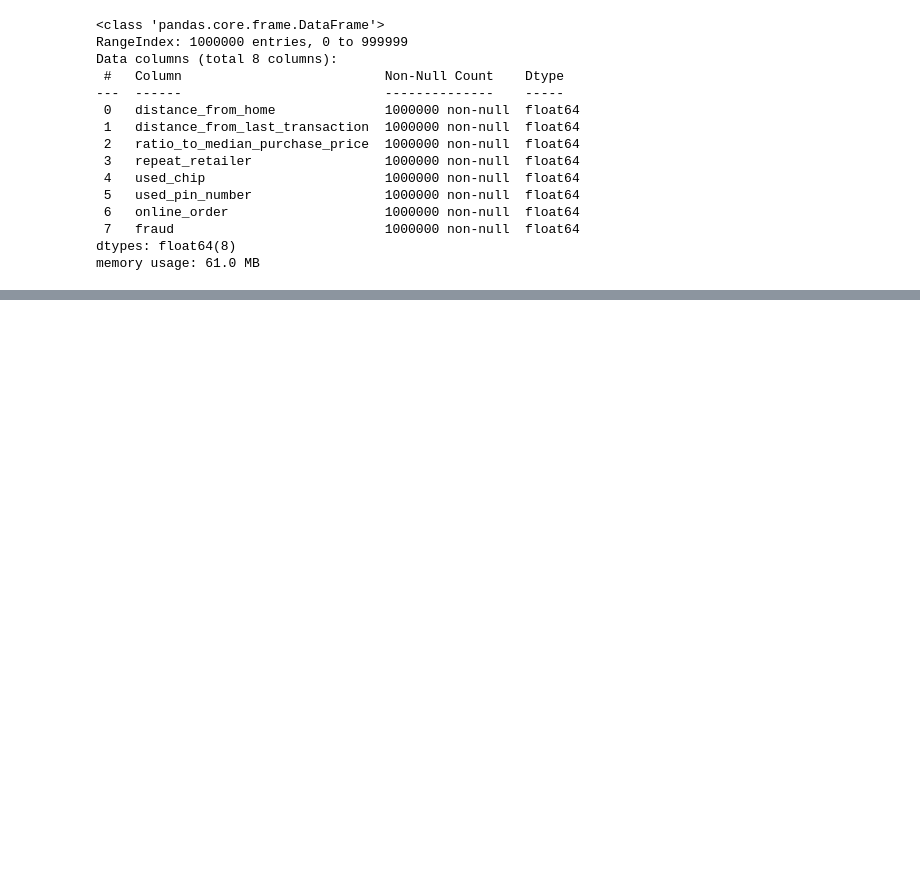
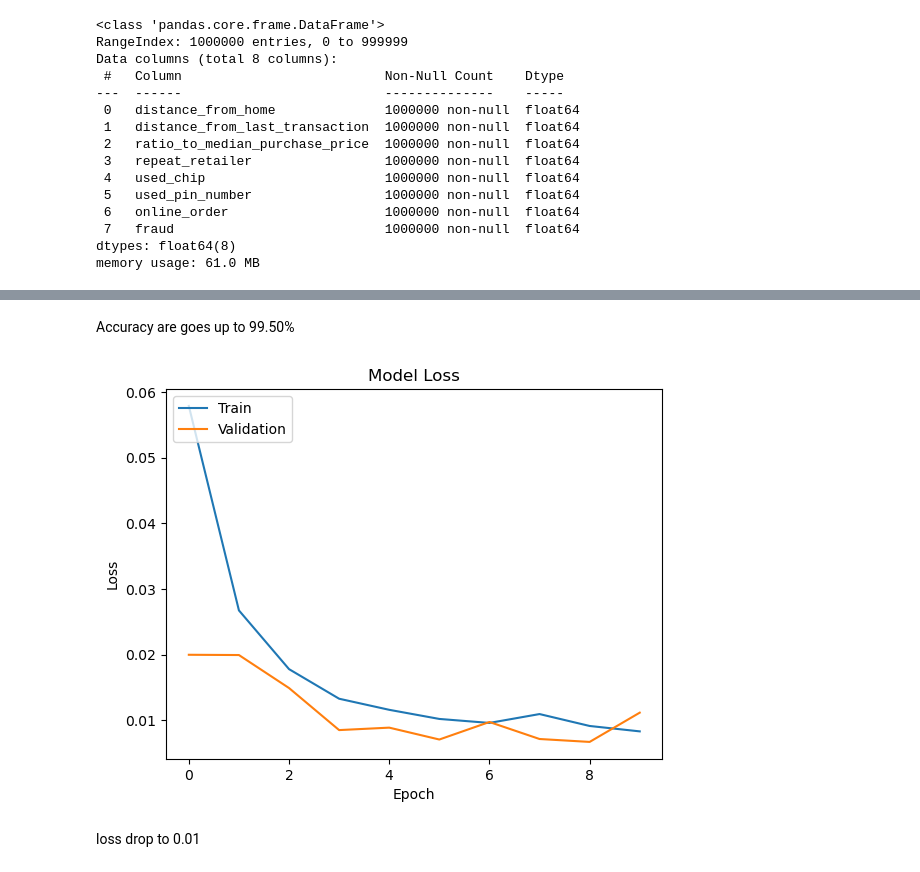
Before and after one commit to shomoitamitin/AI-Project, a Jupyter notebook: CSC547 class/CSC 547 Midterm.ipynb, the cells around one changed output, grey strips where cells are left out. Cells and saved outputs as stored; diff of their text form; code cells hidden in the pictures; blank space fills up the shorter version.

```diff
--- a/CSC547 class/CSC 547 Midterm.ipynb
+++ b/CSC547 class/CSC 547 Midterm.ipynb
@@ -44,0 +142,15 @@ ValueError: The truth value of a Series is ambiguous. Use a.empty, a.bool(), a.i
+# %% [markdown]
+Accuracy are goes up to 99.50%
+# %%
+# Plot the training and validation loss over epochs
+plt.plot(result.history['loss'])
+plt.plot(result.history['val_loss'])
+plt.title('Model Loss')
+plt.ylabel('Loss')
+plt.xlabel('Epoch')
+plt.legend(['Train', 'Validation'], loc='upper left')
+plt.show()
+# %% [output]
+[figure, added]
+# %% [markdown]
+loss drop to 0.01
```
Also changed, not shown: parts of 19 cells of this notebook.
